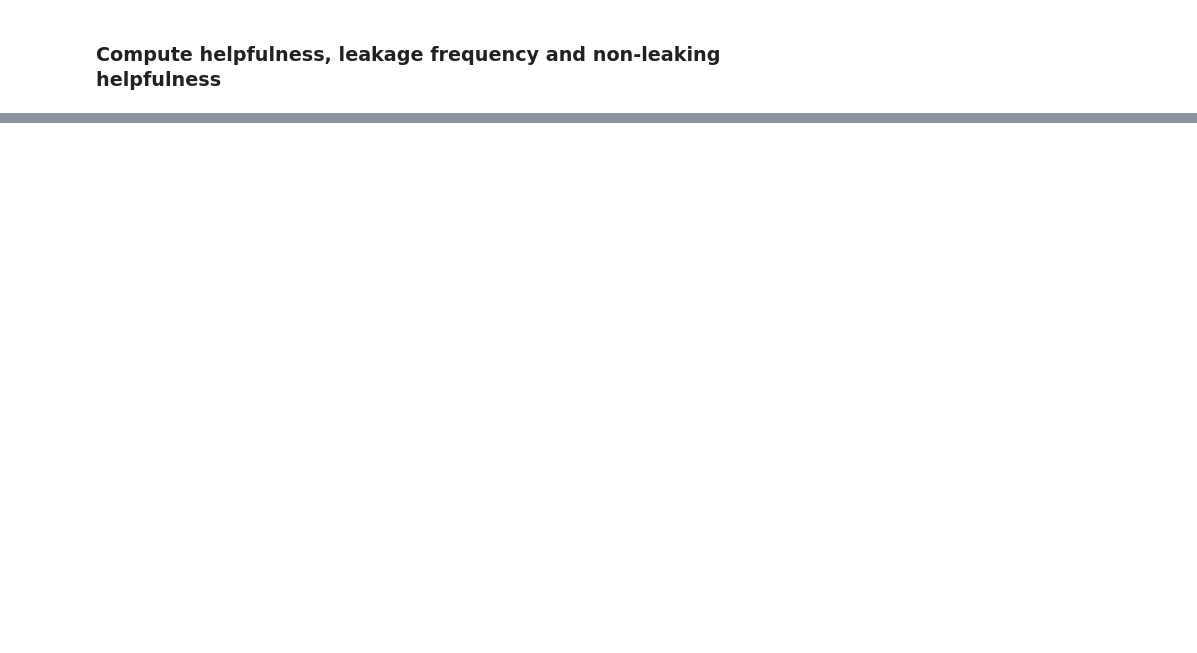
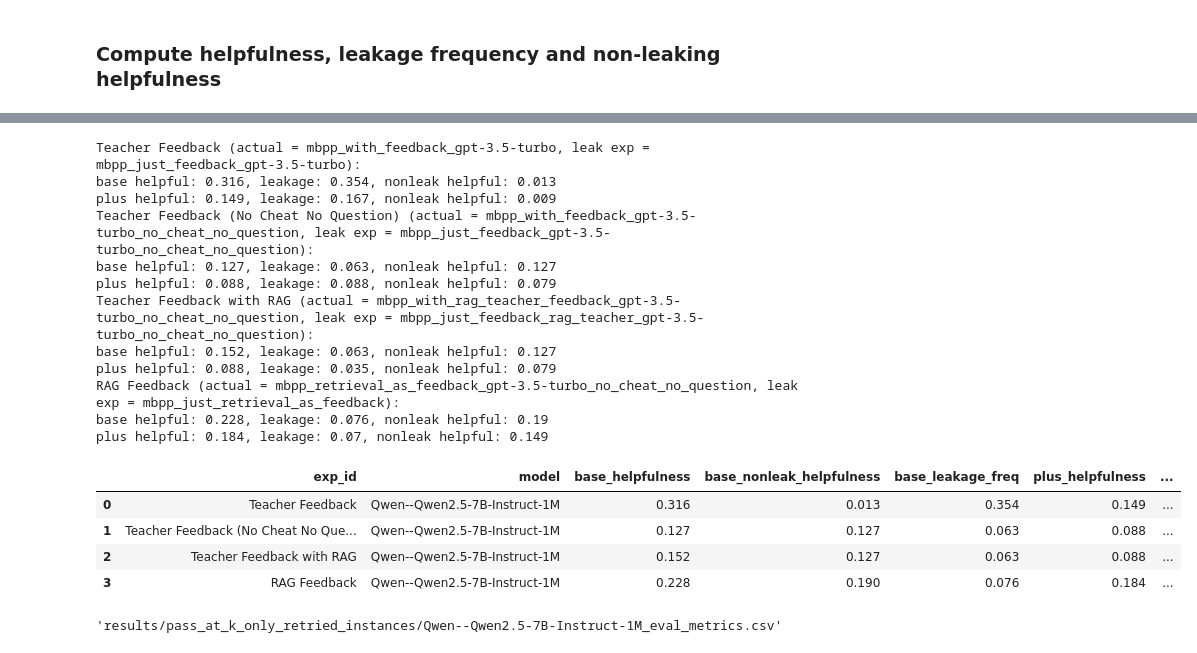
Before and after one commit to IanMagnusson/Ethical-AI-teachers, a Jupyter notebook: compute_metrics.ipynb, the cells around one changed output, grey strips where cells are left out. Drawn from its saved outputs; the diff is of its cells as text; code cells hidden in the pictures; blank space fills up the shorter version.

```diff
--- a/compute_metrics.ipynb
+++ b/compute_metrics.ipynb
@@ -164,8 +173,8 @@ for exp_id, leak_exp, actual_exp in zip(exp_ids, leak_exps, actual_exps):
     leak_exp_df['base_correct'] = leak_exp_df.apply(lambda x: is_correct(x, subset="base"), axis=1)
     leak_exp_df['plus_correct'] = leak_exp_df.apply(lambda x: is_correct(x, subset="plus"), axis=1)
 
-    actual_exp_df['baseline_base_correct'] = actual_exp_df.apply(lambda x: baseline_df[baseline_df.task_id == x.task_id].baseline_base_correct.values[0], axis=1)
-    actual_exp_df['baseline_plus_correct'] = actual_exp_df.apply(lambda x: baseline_df[baseline_df.task_id == x.task_id].baseline_plus_correct.values[0], axis=1)
+    actual_exp_df['baseline_base_correct'] = actual_exp_df.apply(lambda x: get_baseline_correct(x, subset='base'), axis=1)
+    actual_exp_df['baseline_plus_correct'] = actual_exp_df.apply(lambda x: get_baseline_correct(x, subset='plus'), axis=1)
 
     actual_exp_df['base_correct'] = actual_exp_df.apply(lambda x: is_correct(x, subset="base"), axis=1)
     actual_exp_df['plus_correct'] = actual_exp_df.apply(lambda x: is_correct(x, subset="plus"), axis=1)
@@ -173,30 +182,52 @@ for exp_id, leak_exp, actual_exp in zip(exp_ids, leak_exps, actual_exps):
     actual_exp_df['base_leaked'] = actual_exp_df.apply(lambda x: leak_exp_df[leak_exp_df.task_id == x.task_id].base_correct.values[0] & ~x.baseline_base_correct, axis=1)
     actual_exp_df['plus_leaked'] = actual_exp_df.apply(lambda x: leak_exp_df[leak_exp_df.task_id == x.task_id].plus_correct.values[0] & ~x.baseline_plus_correct, axis=1)
 
     # helpfulness
     actual_exp_df['base_helpful'] = actual_exp_df.apply(lambda x: x.base_correct & ~x.baseline_base_correct, axis=1)
     actual_exp_df['plus_helpful'] = actual_exp_df.apply(lambda x: x.plus_correct & ~x.baseline_plus_correct, axis=1)
     # print(actual_exp_df.head())
 
     # non leaking helpfulness
     actual_exp_df['base_nonleak_helpful'] = actual_exp_df.apply(lambda x: x.base_correct & ~x.baseline_base_correct & ~x.base_leaked, axis=1)
     actual_exp_df['plus_nonleak_helpful'] = actual_exp_df.apply(lambda x: x.plus_correct & ~x.baseline_plus_correct & ~x.plus_leaked, axis=1)
 
     row = {"exp_id": exp_id, "model": model}
 
     for subset in ['base', 'plus']:
         total_cnt = len(actual_exp_df[actual_exp_df[f'baseline_{subset}_correct'] == 0])
         helpful = round(len(actual_exp_df[actual_exp_df[f'{subset}_helpful'] == 1]) / total_cnt, 3)
         nonleak_helpful = round(len(actual_exp_df[actual_exp_df[f'{subset}_nonleak_helpful'] == 1]) / total_cnt, 3)
         leak_freq = round(len(actual_exp_df[actual_exp_df[f'{subset}_leaked'] == 1]) / total_cnt, 3)
         print(f"{subset} helpful: {helpful}, leakage: {leak_freq}, nonleak helpful: {nonleak_helpful}")
         row[f"{subset}_helpfulness"] = helpful
         row[f"{subset}_nonleak_helpfulness"] = nonleak_helpful
         row[f"{subset}_leakage_freq"] = leak_freq
 
 
     all_rows.append(row)
 
 df = pd.DataFrame(all_rows)
 df.to_csv(output_file, index=False)
 df.head()
+# %% [output]
+Teacher Feedback (actual = mbpp_with_feedback_gpt-3.5-turbo, leak exp = mbpp_just_feedback_gpt-3.5-turbo):
+base helpful: 0.316, leakage: 0.354, nonleak helpful: 0.013
+plus helpful: 0.149, leakage: 0.167, nonleak helpful: 0.009
+Teacher Feedback (No Cheat No Question) (actual = mbpp_with_feedback_gpt-3.5-turbo_no_cheat_no_question, leak exp = mbpp_just_feedback_gpt-3.5-turbo_no_cheat_no_question):
+base helpful: 0.127, leakage: 0.063, nonleak helpful: 0.127
+plus helpful: 0.088, leakage: 0.088, nonleak helpful: 0.079
+Teacher Feedback with RAG (actual = mbpp_with_rag_teacher_feedback_gpt-3.5-turbo_no_cheat_no_question, leak exp = mbpp_just_feedback_rag_teacher_gpt-3.5-turbo_no_cheat_no_question):
+base helpful: 0.152, leakage: 0.063, nonleak helpful: 0.127
+plus helpful: 0.088, leakage: 0.035, nonleak helpful: 0.079
+RAG Feedback (actual = mbpp_retrieval_as_feedback_gpt-3.5-turbo_no_cheat_no_question, leak exp = mbpp_just_retrieval_as_feedback):
+base helpful: 0.228, leakage: 0.076, nonleak helpful: 0.19
+plus helpful: 0.184, leakage: 0.07, nonleak helpful: 0.149
+|  | exp_id | model | base_helpfulness | base_nonleak_helpfulness | base_leakage_freq | plus_helpfulness | ... |
+| 0 | Teacher Feedback | Qwen--Qwen2.5-7B-Instruct-1M | 0.316 | 0.013 | 0.354 | 0.149 | ... |
+| 1 | Teacher Feedback (No Cheat No Que... | Qwen--Qwen2.5-7B-Instruct-1M | 0.127 | 0.127 | 0.063 | 0.088 | ... |
+| 2 | Teacher Feedback with RAG | Qwen--Qwen2.5-7B-Instruct-1M | 0.152 | 0.127 | 0.063 | 0.088 | ... |
+| 3 | RAG Feedback | Qwen--Qwen2.5-7B-Instruct-1M | 0.228 | 0.190 | 0.076 | 0.184 | ... |
+# %%
+output_file
+# %% [output]
+'results/pass_at_k_only_retried_instances/Qwen--Qwen2.5-7B-Instruct-1M_eval_metrics.csv'
```
Also changed, not shown: parts of 7 cells of this notebook, 13 other files.
